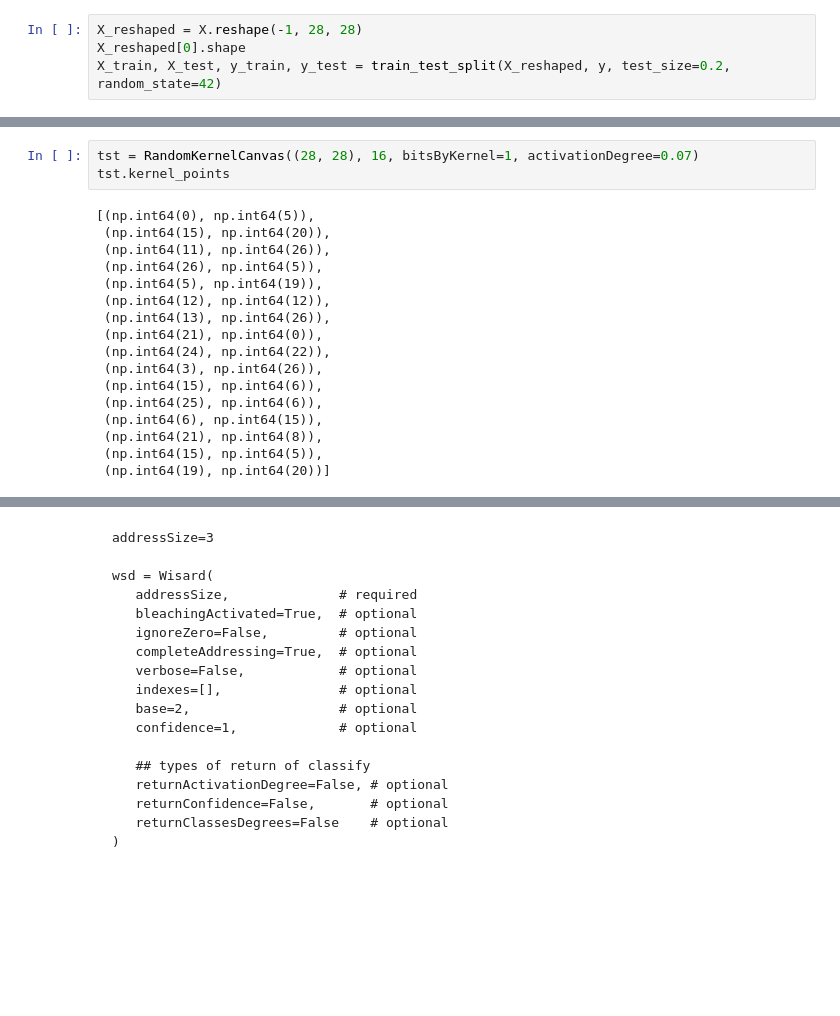
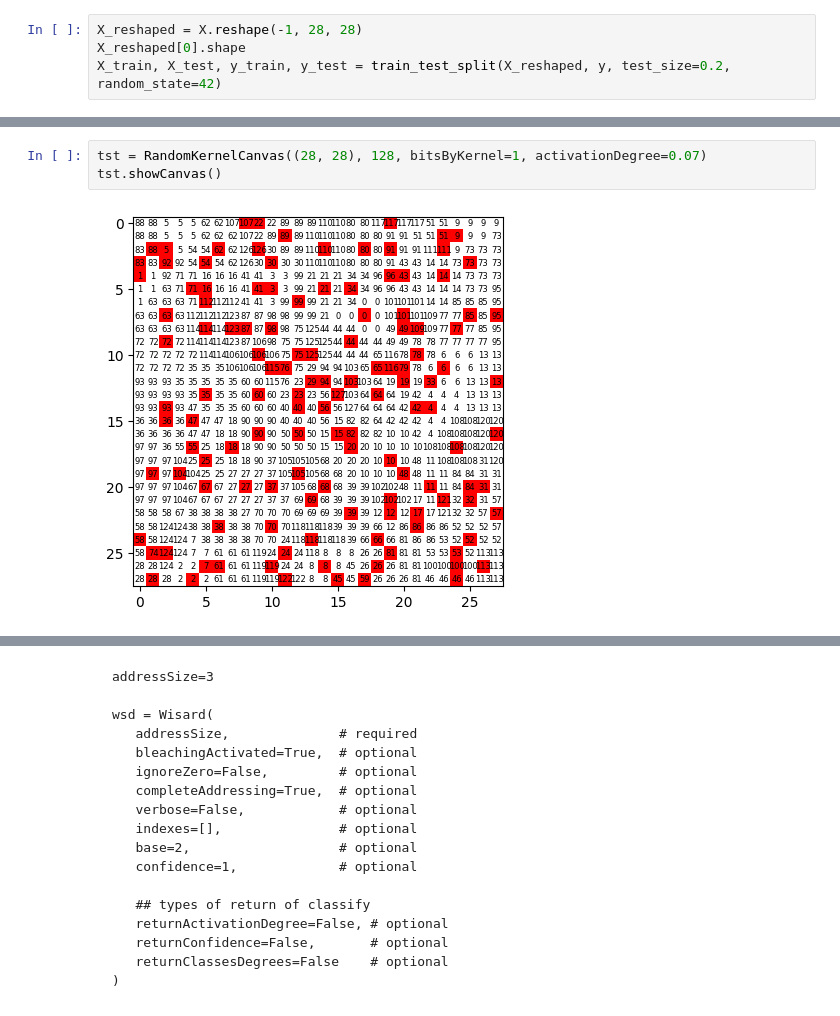
Before and after one commit to alexandrechiacchio/CPS841-Redes-Neurais-Sem-Peso, a Jupyter notebook: tst.ipynb, the cells around one changed output, grey strips where cells are left out. Drawn from its saved outputs; the diff is of its cells as text; blank space fills up the shorter version.

```diff
--- a/tst.ipynb
+++ b/tst.ipynb
@@ -142,22 +118,7 @@ class RandomKernelCanvas(KernelCanvas):
         ax.imshow(canvas, vmin=0, vmax=1)
         plt.show()
 # %%
-tst = RandomKernelCanvas((28, 28), 16, bitsByKernel=1, activationDegree=0.07)
-tst.kernel_points
+tst = RandomKernelCanvas((28, 28), 128, bitsByKernel=1, activationDegree=0.07)
+tst.showCanvas()
 # %% [output]
-[(np.int64(0), np.int64(5)),
- (np.int64(15), np.int64(20)),
- (np.int64(11), np.int64(26)),
- (np.int64(26), np.int64(5)),
- (np.int64(5), np.int64(19)),
- (np.int64(12), np.int64(12)),
- (np.int64(13), np.int64(26)),
- (np.int64(21), np.int64(0)),
- (np.int64(24), np.int64(22)),
- (np.int64(3), np.int64(26)),
- (np.int64(15), np.int64(6)),
- (np.int64(25), np.int64(6)),
- (np.int64(6), np.int64(15)),
- (np.int64(21), np.int64(8)),
- (np.int64(15), np.int64(5)),
- (np.int64(19), np.int64(20))]
+[figure, added]
```
Also changed, not shown: parts of 32 cells of this notebook, 2 other files.
